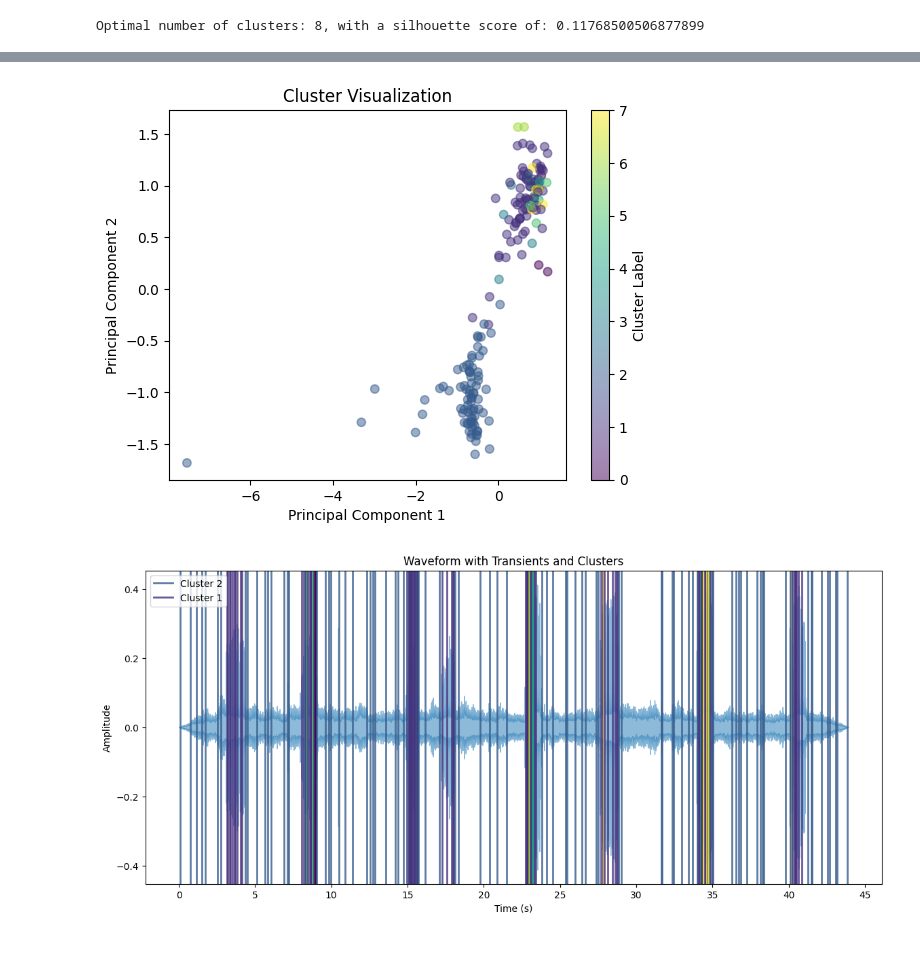
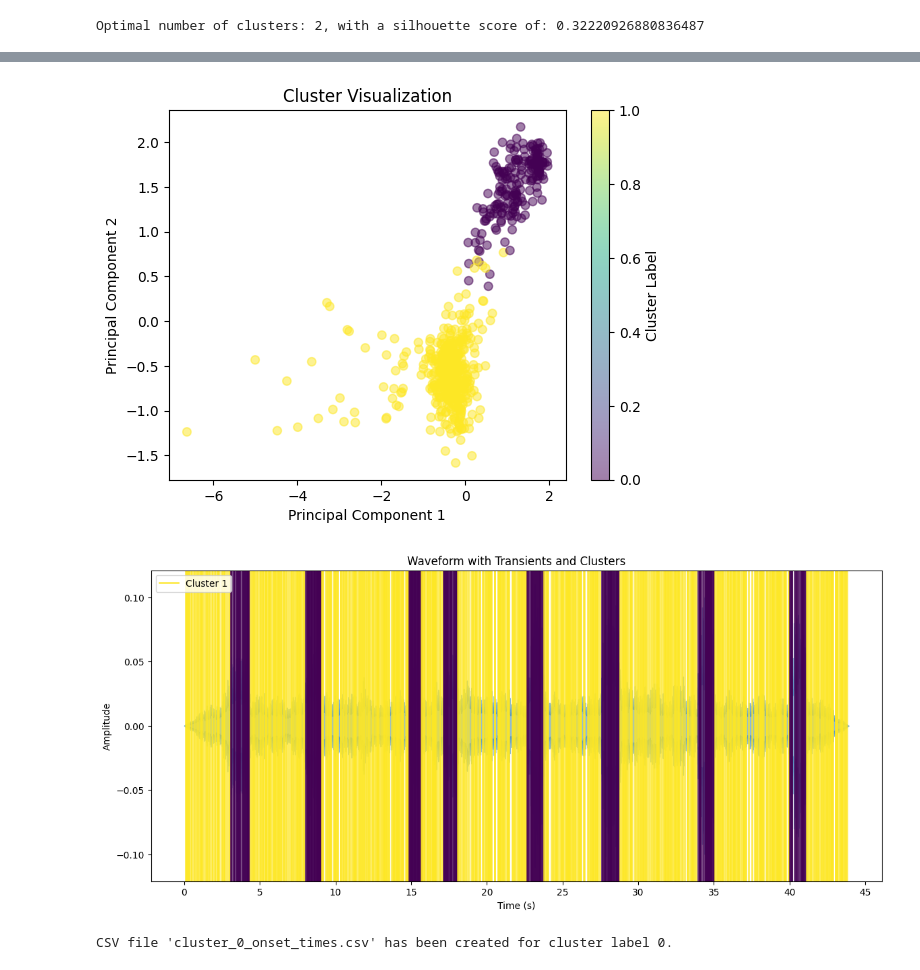
Before and after one commit to matthewmcq/transient-classifier, a Jupyter notebook: melwavelets.ipynb, the cells around one changed output, grey strips where cells are left out. Drawn from its saved outputs; the diff is of its cells as text; code cells hidden in the pictures.

```diff
--- a/melwavelets.ipynb
+++ b/melwavelets.ipynb
@@ -7,12 +7,20 @@ import matplotlib.pyplot as plt
 audio_path = 'Celeus elegans.mp3'
 audio, sr = librosa.load(audio_path)
 
+# Stretch the audio to double its original length
+stretch_factor = 0.5
+audio = librosa.effects.time_stretch(audio, rate=stretch_factor)
+
 # Detect onsets
 CQT = np.abs(librosa.cqt(audio, sr=sr))
-onset_env = librosa.onset.onset_strength(S=librosa.amplitude_to_db(CQT), sr=sr)
+onset_env = librosa.onset.onset_strength(S=librosa.amplitude_to_db(CQT), sr=sr, n_mels=256)
 onset_frames = librosa.onset.onset_detect(onset_envelope=onset_env, sr=sr)
+# Stretch the onset frames back to the original time scale
+onset_frames = onset_frames * stretch_factor
+audio = librosa.effects.time_stretch(audio, rate=1/stretch_factor)  # Stretch the audio back to the original length
 onset_times = librosa.frames_to_time(onset_frames, sr=sr)
 offset_times = onset_times[1:].tolist() + [librosa.get_duration(y=audio, sr=sr)]
+
 segment_times = list(zip(onset_times, offset_times))
 
 segment_samples = [(librosa.time_to_samples(start, sr=sr), librosa.time_to_samples(end, sr=sr)) for start, end in segment_times]
@@ -80,13 +88,14 @@ features = process_audio_segments(audio, sr, segment_samples)
 
 scaler = StandardScaler()
 features_scaled = scaler.fit_transform(features)
-pca = PCA(n_components=0.95)  # Retain 95% of variance
-features_reduced = pca.fit_transform(features_scaled)
+
+# Used later for getting audio
+# features_reduced = pca.fit_transform(features_scaled)
 
 from sklearn.metrics import silhouette_score
 
 min_cluster = 2  # Starting with at least 2 clusters (silhouette score isn't defined for 1 cluster)
-max_cluster = 10  # Adjust based on dataset and computational resources (10 is usually plenty)
+max_cluster = 3  # Adjust based on dataset and computational resources (10 is usually plenty)
 
 # Ensuring consistency by using the same dataset for silhouette scores and KMeans
 silhouette_scores = [silhouette_score(features_scaled, KMeans(n_clusters=i, random_state=42).fit_predict(features_scaled)) for i in range(min_cluster, max_cluster)]
@@ -134,13 +143,13 @@ colors = plt.cm.get_cmap('viridis', len(unique_labels))
 for i, (time, label) in enumerate(zip(onset_times, labels)):
     plt.axvline(x=time, color=colors(label), linewidth=2, alpha=0.8, label=f'Cluster {label}' if i in unique_labels else "")
 
-# Optional: Make the legend only show one entry per cluster
-handles, labels = plt.gca().get_legend_handles_labels()
-by_label = dict(zip(labels, handles))
+## Optional: Make the legend only show one entry per cluster
+handles_, labels_ = plt.gca().get_legend_handles_labels()
+by_label = dict(zip(labels_, handles_))
 plt.legend(by_label.values(), by_label.keys())
 
 plt.xlabel('Time (s)')
 plt.ylabel('Amplitude')
 plt.show()
 # %% [output]
-Optimal number of clusters: 8, with a silhouette score of: 0.11768500506877899
+Optimal number of clusters: 2, with a silhouette score of: 0.32220926880836487
@@ -148,2 +157,48 @@ Optimal number of clusters: 8, with a silhouette score of: 0.11768500506877899
-[figure, old version]
+[figure, new version]
-[figure, old version]
+[figure, new version]
+# %%
+import pandas as pd
+
+### Writing to CSV
+
+# Group onset times by cluster labels
+# print(unique_labels)
+
+# Here - Cluster 0 corresponds to woodpecker drums, 1 responds to noise
+
+# This part only works for 2 clusters
+assert len(unique_labels) == 2
+
+# Find the unique labels in the order they appear
+unique_labels_in_order = []
+for label in labels:
+    if label not in unique_labels_in_order:
+        unique_labels_in_order.append(label)
+
+# Identify the label of the second cluster to appear
+second_cluster_label = unique_labels_in_order[1] if len(unique_labels_in_order) > 1 else None
+
+if second_cluster_label is not None:
+    # Filter for the second cluster
+    second_cluster_onset_times = [time for time, label in zip(onset_times, labels) if label == second_cluster_label]
+
+    # Calculate time between onsets for the second cluster
+    time_between_onsets = [j - i for i, j in zip(second_cluster_onset_times[:-1], second_cluster_onset_times[1:])]
+
+    # Prepare for DataFrame
+    data = {
+        'Onset_Times': second_cluster_onset_times,
+        'Time_Between_Onsets': [None] + time_between_onsets  # Adding None for the first onset time
+    }
+
+    # Convert to DataFrame
+    df = pd.DataFrame(data)
+
+    # Write to CSV, for the second cluster including time between onsets
+    csv_filename = f'cluster_{second_cluster_label}_onset_times.csv'
+    df.to_csv(csv_filename, index=False)
+    print(f"CSV file '{csv_filename}' has been created for cluster label {second_cluster_label}.")
+else:
+    print("The second cluster could not be identified. Please check your data.")
+# %% [output]
+CSV file 'cluster_0_onset_times.csv' has been created for cluster label 0.
```
Also changed, not shown: parts of 3 cells of this notebook, 4 other files.
